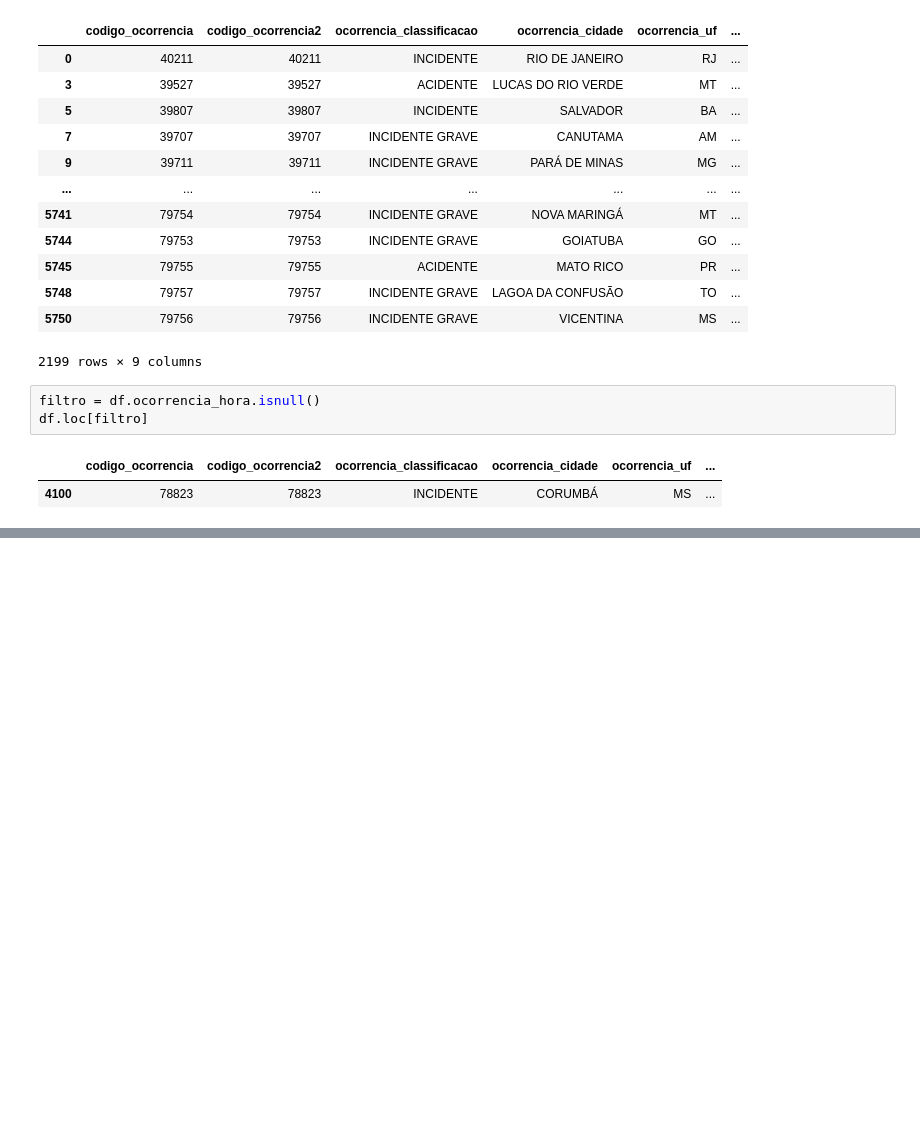
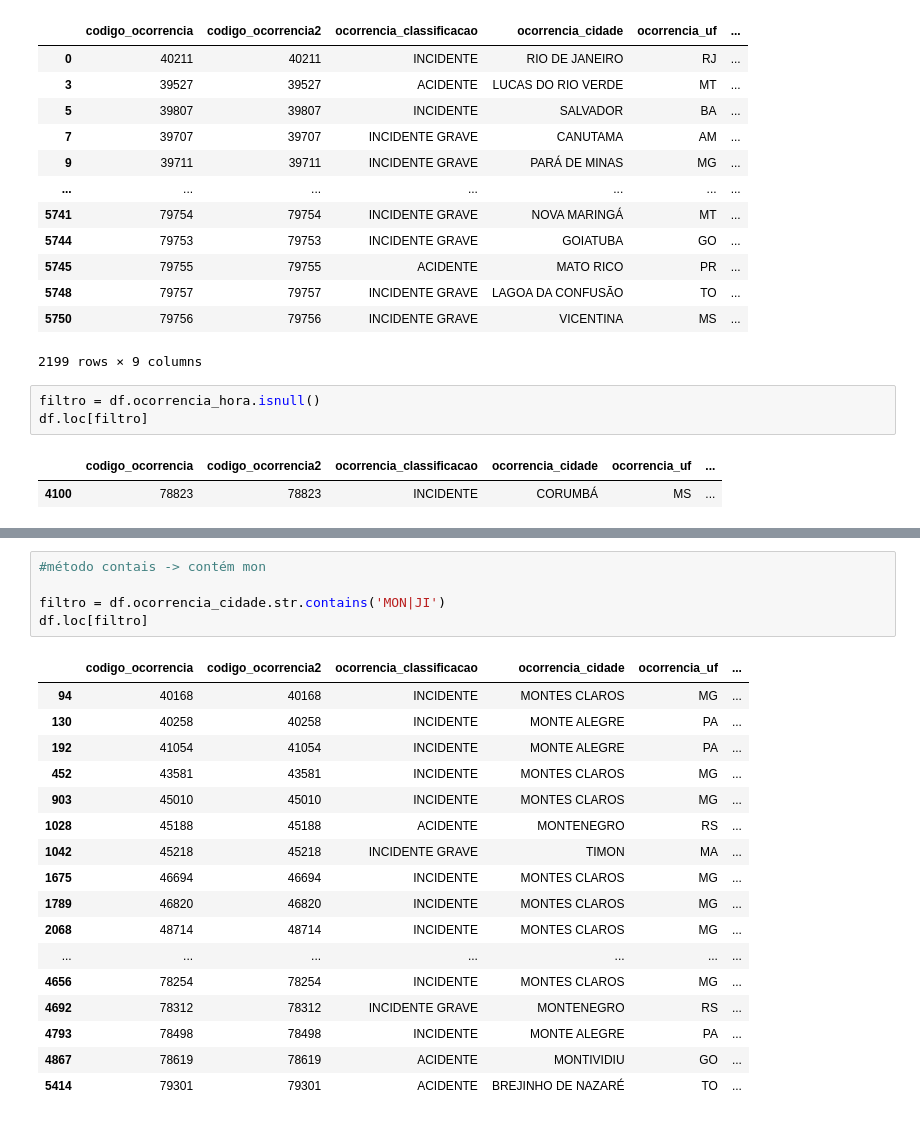
Before and after one commit to cyrogabrielcc/etl_python, a Jupyter notebook: Untitled.ipynb, the cells around one changed output, grey strips where cells are left out. Drawn from its saved outputs; the diff is of its cells as text; blank space fills up the shorter version.

```diff
--- a/Untitled.ipynb
+++ b/Untitled.ipynb
@@ -75,0 +175,23 @@ df.loc[filtro]
+# %%
+#método contais -> contém mon
+
+filtro = df.ocorrencia_cidade.str.contains('MON|JI')
+df.loc[filtro]
+# %% [output]
+|  | codigo_ocorrencia | codigo_ocorrencia2 | ocorrencia_classificacao | ocorrencia_cidade | ocorrencia_uf | ... |
+| 94 | 40168 | 40168 | INCIDENTE | MONTES CLAROS | MG | ... |
+| 130 | 40258 | 40258 | INCIDENTE | MONTE ALEGRE | PA | ... |
+| 192 | 41054 | 41054 | INCIDENTE | MONTE ALEGRE | PA | ... |
+| 452 | 43581 | 43581 | INCIDENTE | MONTES CLAROS | MG | ... |
+| 903 | 45010 | 45010 | INCIDENTE | MONTES CLAROS | MG | ... |
+| 1028 | 45188 | 45188 | ACIDENTE | MONTENEGRO | RS | ... |
+| 1042 | 45218 | 45218 | INCIDENTE GRAVE | TIMON | MA | ... |
+| 1675 | 46694 | 46694 | INCIDENTE | MONTES CLAROS | MG | ... |
+| 1789 | 46820 | 46820 | INCIDENTE | MONTES CLAROS | MG | ... |
+| 2068 | 48714 | 48714 | INCIDENTE | MONTES CLAROS | MG | ... |
+| ... | ... | ... | ... | ... | ... | ... |
+| 4656 | 78254 | 78254 | INCIDENTE | MONTES CLAROS | MG | ... |
+| 4692 | 78312 | 78312 | INCIDENTE GRAVE | MONTENEGRO | RS | ... |
+| 4793 | 78498 | 78498 | INCIDENTE | MONTE ALEGRE | PA | ... |
+| 4867 | 78619 | 78619 | ACIDENTE | MONTIVIDIU | GO | ... |
+| 5414 | 79301 | 79301 | ACIDENTE | BREJINHO DE NAZARÉ | TO | ... |
```
Also changed, not shown: parts of 11 cells of this notebook.
